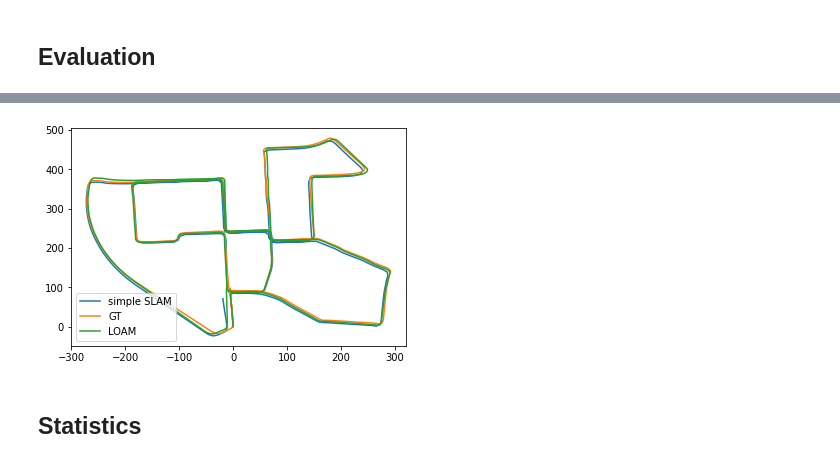
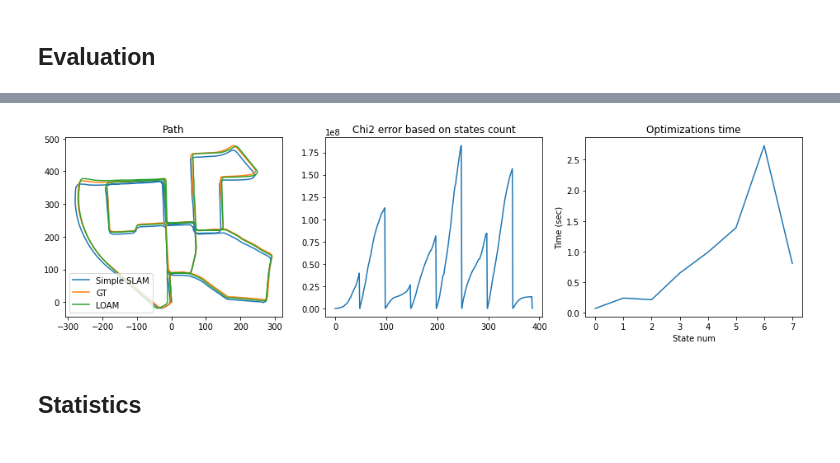
Before and after one commit to anastasiia-kornilova/lidar-slam-exp, a Jupyter notebook: SLAM_USIP_dist_assocoation/Keypoints SLAM.ipynb, the cells around one changed output, grey strips where cells are left out. Cells and saved outputs as stored; diff of their text form; code cells hidden in the pictures.

```diff
--- a/SLAM_USIP_dist_assocoation/Keypoints SLAM.ipynb
+++ b/SLAM_USIP_dist_assocoation/Keypoints SLAM.ipynb
@@ -246,19 +266,32 @@ for i, filename in enumerate(keypoint_files[:-1]):
 # %%
+start_time = time.time()
 slam.graph.solve(mrob.fgraph.LM)
+last_time = time.time() - start_time
+slam.chi2_errors.append(slam.graph.chi2())
 poses = slam.get_poses()
 pos_x = []
 pos_y = []
 for i in range(len(poses)):
     pos_x.append(-poses[i][1])
     pos_y.append(poses[i][0])
-
-plt.plot(pos_x, pos_y, label='simple SLAM')
-plt.plot(path_x, path_y, label='GT')
-plt.plot(loam_odom_x, loam_odom_y, label='LOAM')
-plt.legend()
-plt.savefig(MAP + '_res.png')
-# %% [output]
-[figure, removed]
+# %%
+slam.opt_time.append(last_time)
+# %%
+fig, (ax1, ax2, ax3) = plt.subplots(1, 3, figsize=(16, 4))
+ax1.plot(pos_x, pos_y)
+ax1.plot(path_x, path_y)
+ax1.plot(loam_odom_x, loam_odom_y)
+ax1.set_title('Path')
+ax1.legend(['Simple SLAM', 'GT', 'LOAM'])
+ax2.plot(slam.chi2_errors)
+ax2.set_title('Chi2 error based on states count')
+ax3.plot(slam.opt_time)
+ax3.set_xlabel('State num')
+ax3.set_ylabel('Time (sec)')
+ax3.set_title('Optimizations time')
+plt.show()
+# %% [output]
+[figure, added]
 # %% [markdown]
 ## Statistics
 # %% [markdown]
```
Also changed, not shown: parts of 3 cells of this notebook.
